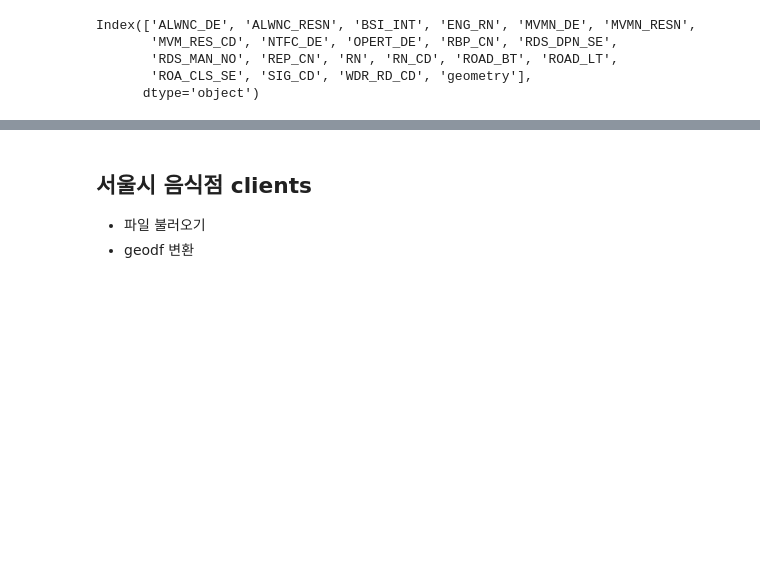
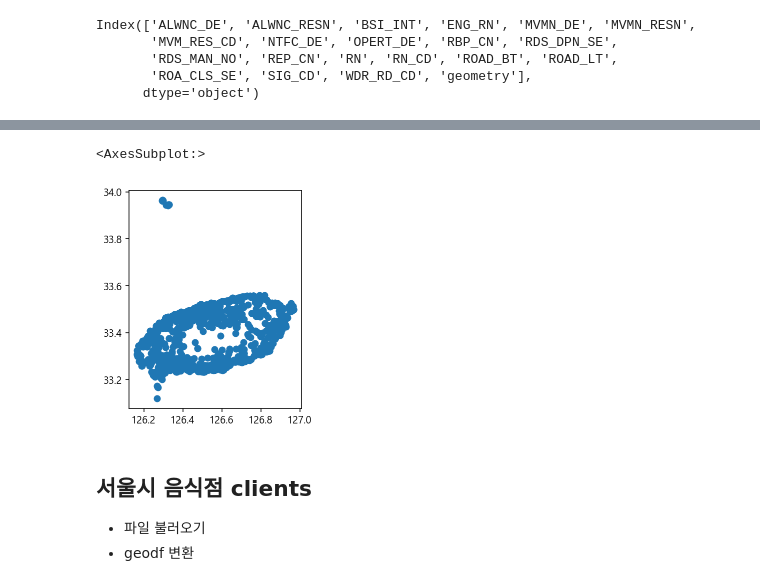
Before and after one commit to ChoiInYeol/KHUDA-Seoul-BigDataCampus, a Jupyter notebook: 4.서울시MLCP예시.ipynb, the cells around one changed output, grey strips where cells are left out. Cells and saved outputs as stored; diff of their text form; code cells hidden in the pictures; blank space fills up the shorter version.

Commit message:
[ADD] Complete clients data

```diff
--- a/4.서울시MLCP예시.ipynb
+++ b/4.서울시MLCP예시.ipynb
@@ -1341,0 +1369,8 @@ display(sig.head())
+# %%
+df_merge1 = pd.merge(df_emer, df_hotel, how='outer')
+df_merge2 = pd.merge(df_merge1, df_school, how='outer')
+df_merge3 = pd.merge(df_merge2, df_store, how='outer')
+df_merge4 = pd.merge(df_merge3, df_wifi, how='outer')
+# %%
+df_merge4 = df_merge4[['type', '소재지', 'X', 'Y']]
+df_merge4 = df_merge4.rename(columns={'X' : '경도', 'Y' : '위도'})
@@ -1341,0 +1391,10 @@ display(sig.head())
+# %%
+jeju_EMD
+jeju_EMD = jeju_EMD.to_crs(epsg=4326)
+
+clients = geopandas.GeoDataFrame(df_merge4, geometry=geopandas.points_from_xy(df_merge4['경도'], df_merge4['위도']))
+clients.set_crs(epsg=4326, inplace=True)
+
+f = lambda x: jeju_EMD['geometry'].contains(x)
+result = clients['geometry'].apply(f)
+jeju_EMD[(result == True).any(axis=0)]
@@ -1341,0 +1415,4 @@ display(sig.head())
+# %%
+file = geopandas.sjoin(jeju_EMD, clients, how='right', op="contains")
+file = file.drop(["EMD_CD", "EMD_ENG_NM", 'index_left'], axis=1)
+file
@@ -1342,3 +1433,8 @@ display(sig.head())
+# %%
+file.plot()
+# %% [output]
+<AxesSubplot:>
+[figure, added]
 # %% [markdown]
 ## 서울시 음식점 clients
 - 파일 불러오기
```
Also changed, not shown: parts of 143 cells of this notebook.
